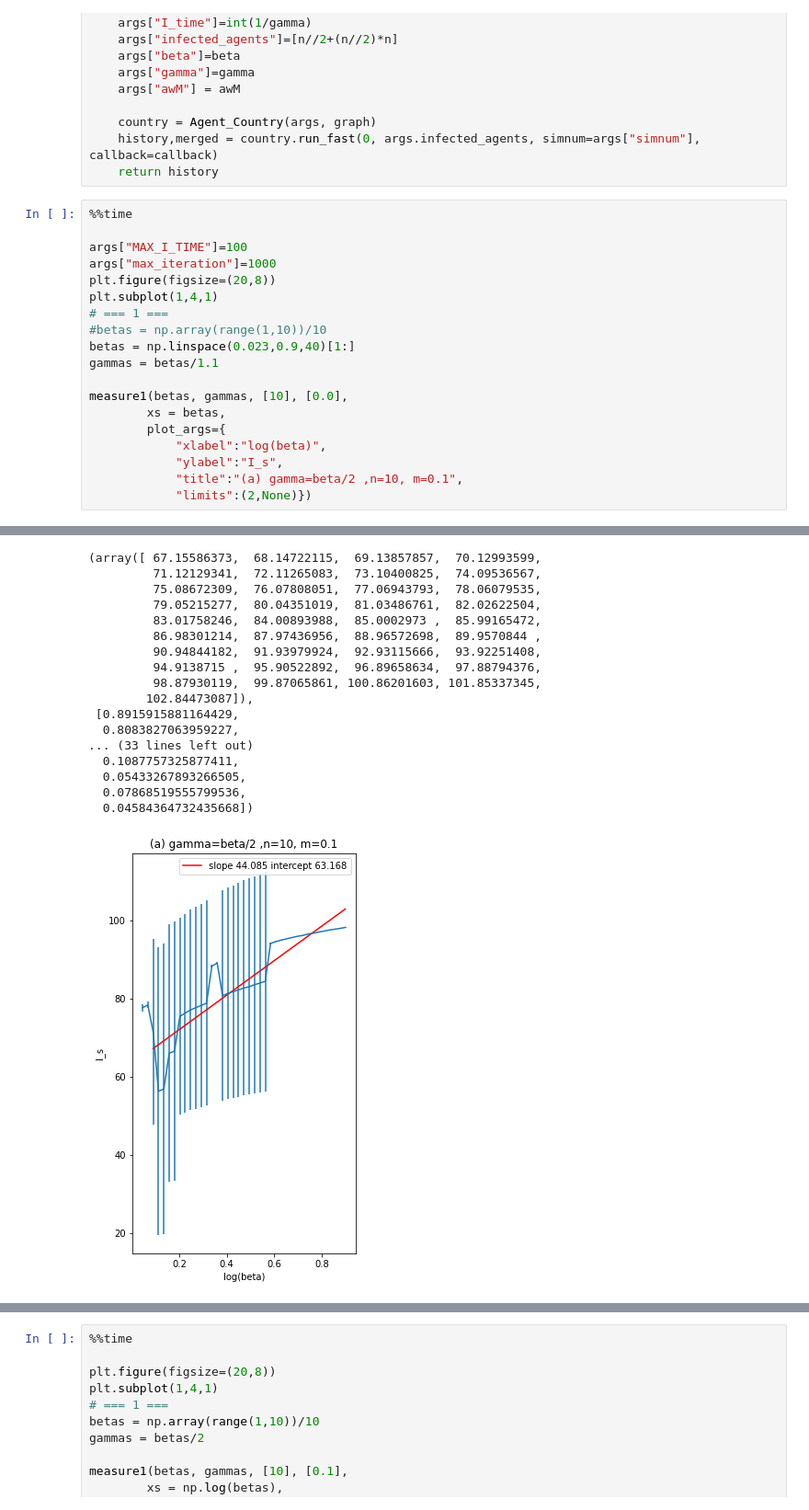
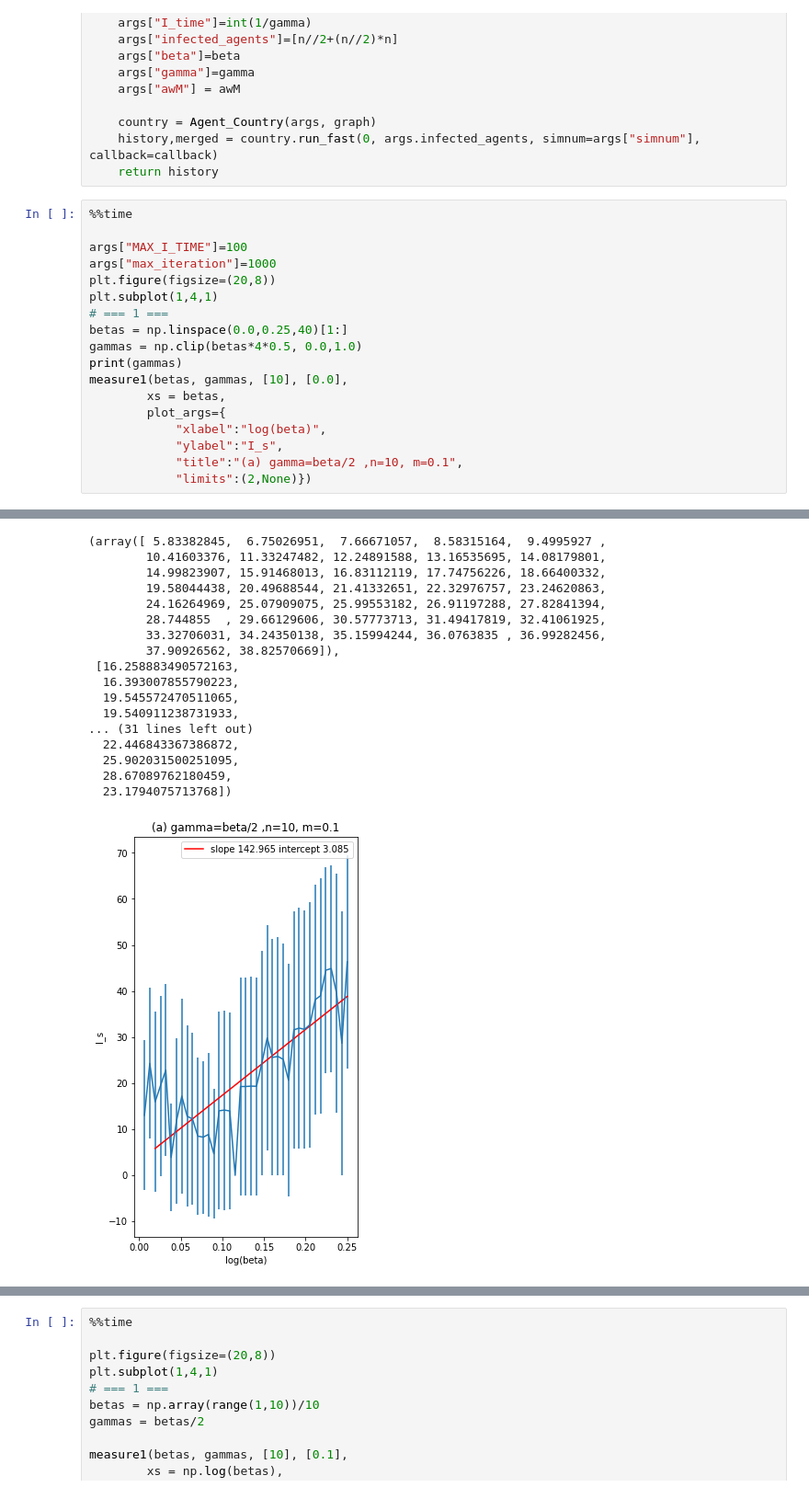
Before and after one commit to dczifra/epidemic_seeding, a Jupyter notebook: scripts/awareness/awareness_reproduction.ipynb, the cells around one changed output, grey strips where cells are left out. Shown at 92% size. Drawn from its saved outputs; the diff is of its cells as text.

```diff
--- a/scripts/awareness/awareness_reproduction.ipynb
+++ b/scripts/awareness/awareness_reproduction.ipynb
@@ -323,10 +323,9 @@ args["max_iteration"]=1000
 plt.figure(figsize=(20,8))
 plt.subplot(1,4,1)
 # === 1 ===
-#betas = np.array(range(1,10))/10
-betas = np.linspace(0.023,0.9,40)[1:]
-gammas = betas/1.1
-
+betas = np.linspace(0.0,0.25,40)[1:]
+gammas = np.clip(betas*4*0.5, 0.0,1.0)
+print(gammas)
 measure1(betas, gammas, [10], [0.0],
         xs = betas,
         plot_args={
@@ -340,18 +346,18 @@ Wall time: 12.9 s
-(array([ 67.15586373,  68.14722115,  69.13857857,  70.12993599,
-         71.12129341,  72.11265083,  73.10400825,  74.09536567,
-         75.08672309,  76.07808051,  77.06943793,  78.06079535,
-         79.05215277,  80.04351019,  81.03486761,  82.02622504,
-         83.01758246,  84.00893988,  85.0002973 ,  85.99165472,
-         86.98301214,  87.97436956,  88.96572698,  89.9570844 ,
-         90.94844182,  91.93979924,  92.93115666,  93.92251408,
-         94.9138715 ,  95.90522892,  96.89658634,  97.88794376,
-         98.87930119,  99.87065861, 100.86201603, 101.85337345,
-        102.84473087]),
- [0.8915915881164429,
-  0.8083827063959227,
-... (33 lines left out)
-  0.1087757325877411,
-  0.05433267893266505,
-  0.07868519555799536,
-  0.04584364732435668])
+(array([ 5.83382845,  6.75026951,  7.66671057,  8.58315164,  9.4995927 ,
+        10.41603376, 11.33247482, 12.24891588, 13.16535695, 14.08179801,
+        14.99823907, 15.91468013, 16.83112119, 17.74756226, 18.66400332,
+        19.58044438, 20.49688544, 21.41332651, 22.32976757, 23.24620863,
+        24.16264969, 25.07909075, 25.99553182, 26.91197288, 27.82841394,
+        28.744855  , 29.66129606, 30.57773713, 31.49417819, 32.41061925,
+        33.32706031, 34.24350138, 35.15994244, 36.0763835 , 36.99282456,
+        37.90926562, 38.82570669]),
+ [16.258883490572163,
+  16.393007855790223,
+  19.545572470511065,
+  19.540911238731933,
+... (31 lines left out)
+  22.446843367386872,
+  25.902031500251095,
+  28.67089762180459,
+  23.1794075713768])
-[figure, old version]
+[figure, new version]
```
Also changed, not shown: parts of 3 cells of this notebook, 3 other files.
